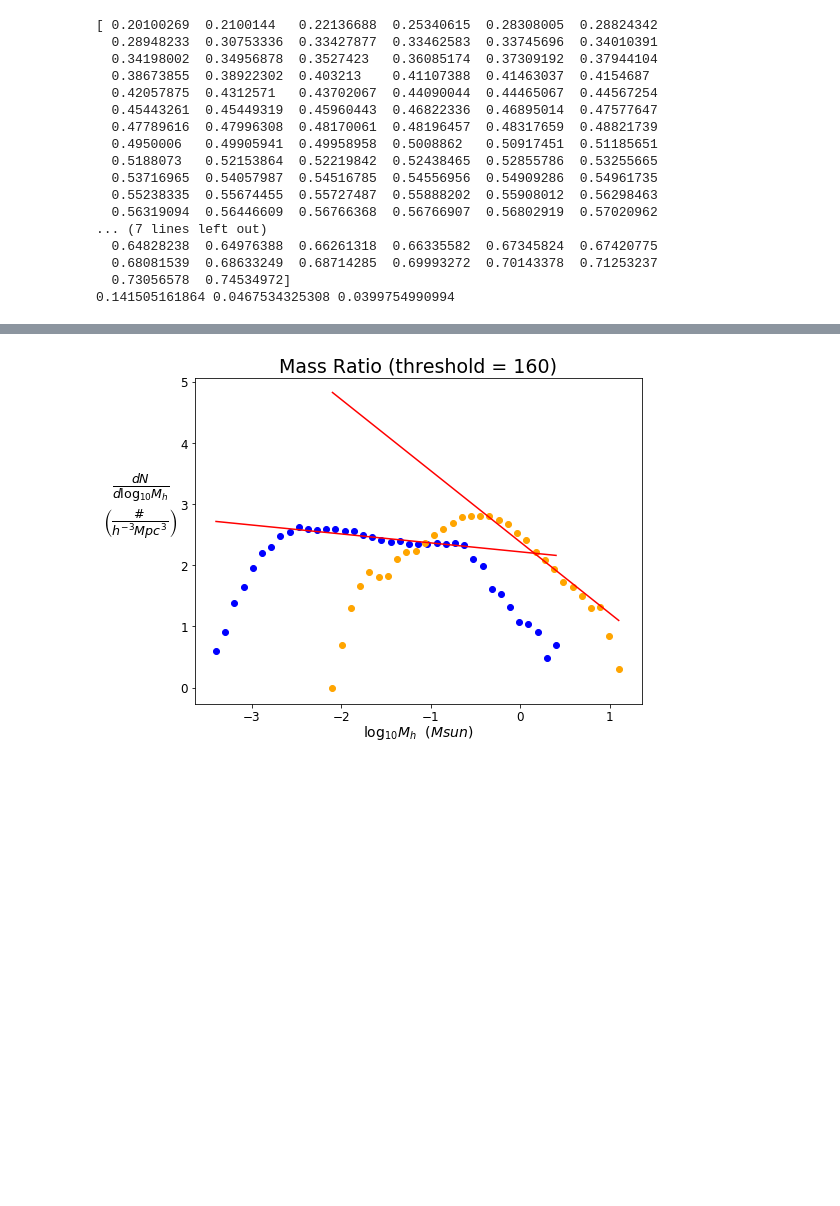
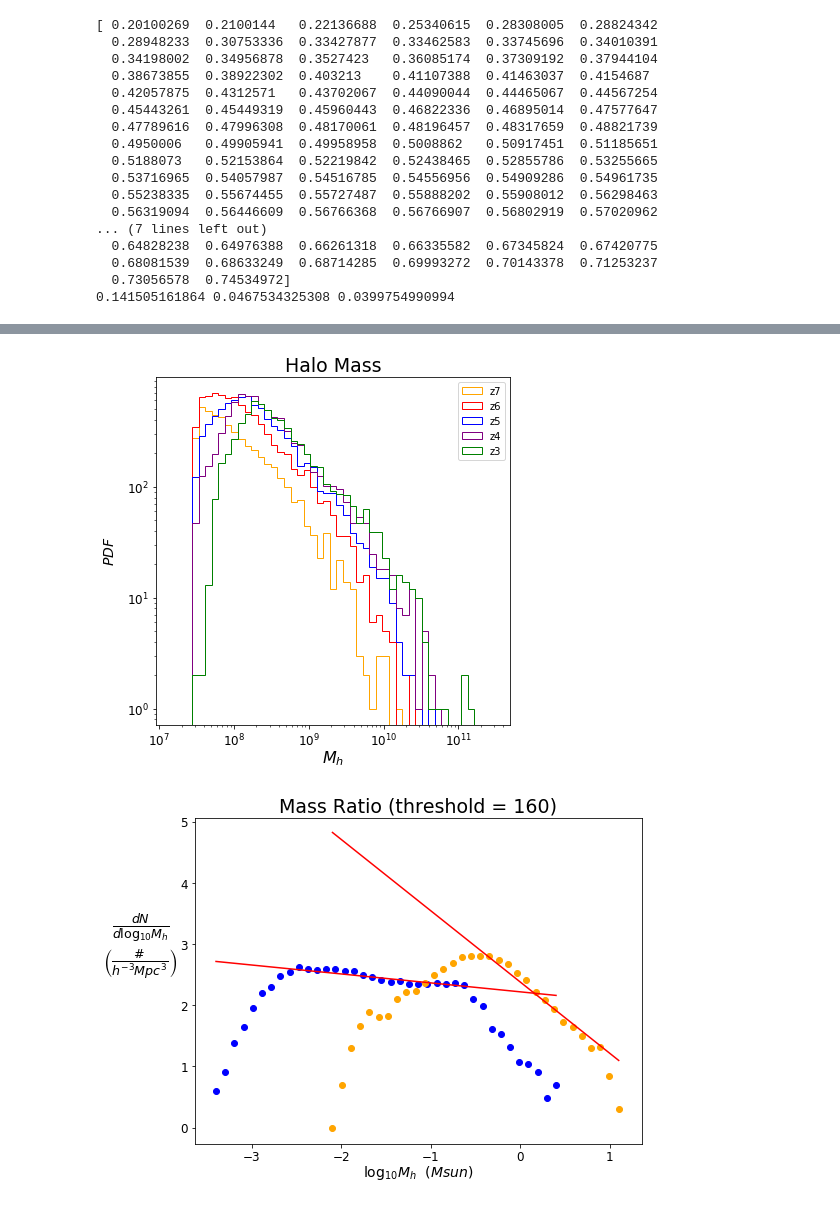
Before and after one commit to ygovil1/data-mining-galaxies, a Jupyter notebook: HaloCatalog/ratio_plotter.ipynb, the cells around one changed output, grey strips where cells are left out. Cells and saved outputs as stored; diff of their text form; code cells hidden in the pictures; blank space fills up the shorter version.

```diff
--- a/HaloCatalog/ratio_plotter.ipynb
+++ b/HaloCatalog/ratio_plotter.ipynb
@@ -1051,3 +1334,50 @@ plt.show()
+# %%
+massbins = np.geomspace(start=1.5e7, stop=3e11, num=50)
+
+# create subplots
+fig0 = plt.figure(figsize = (6,6))
+ax1 = fig0.add_subplot(111)
+
+# plot titles
+fig0title = "Halo Mass"
+
+# plot various lists
+ax1.hist(lists0030['allmass'], massbins, ec = 'orange', lw = 1, label = 'z7', linestyle = "-", histtype='step', fill = False)
+ax1.hist(lists0050['allmass'], massbins, ec = 'red', lw = 1, label = 'z6', linestyle = "-", histtype='step', fill = False)
+ax1.hist(lists0070['allmass'], massbins, ec = 'blue', lw = 1, label = 'z5', linestyle = "-", histtype='step', fill = False)
+ax1.hist(lists0090['allmass'], massbins, ec = 'purple', lw = 1, label = 'z4', linestyle = "-", histtype='step', fill = False)
+ax1.hist(lists0110['allmass'], massbins, ec = 'green', lw = 1, label = 'z3', linestyle = "-", histtype='step', fill = False)
+
+# set title
+# plt.suptitle(fig0title, fontsize = 24)
+ax1.set_title(fig0title, size = 19)
+# ax1.axis([1e-4, 10**1.5, 0, 700])
+
+# create axis labels
+masslab = "$M_h$"
+ylab = "$PDF$"
+ax1.set_xlabel(masslab, size = 16, labelpad= 0)
+ax1.set_ylabel(ylab, rotation = 90, size = 14, labelpad= 10)
+
+# create axis ticks
+ax1.set_xscale('log')
+ax1.set_yscale('log')
+ax1.tick_params(axis='x', which='major', labelsize=12)
+ax1.tick_params(axis='y', which='major', labelsize=12)
+
+# set axis limits
+# ax2.set_xlim([1e-7, 0.5])
+
+# add legend
+ax1.legend(loc = 'upper right')
+
+# adjust spacing and show
+plt.tight_layout()
+plt.show()
+
+#plt.savefig('./LG4_2048_40pc/rd0070/massratios.png', dpi = 300)
+# %% [output]
+[figure, added]
 # %%
 # create function that returns omegas and time now
 def findOmegas(filename):
```
Also changed, not shown: parts of 10 cells of this notebook.
